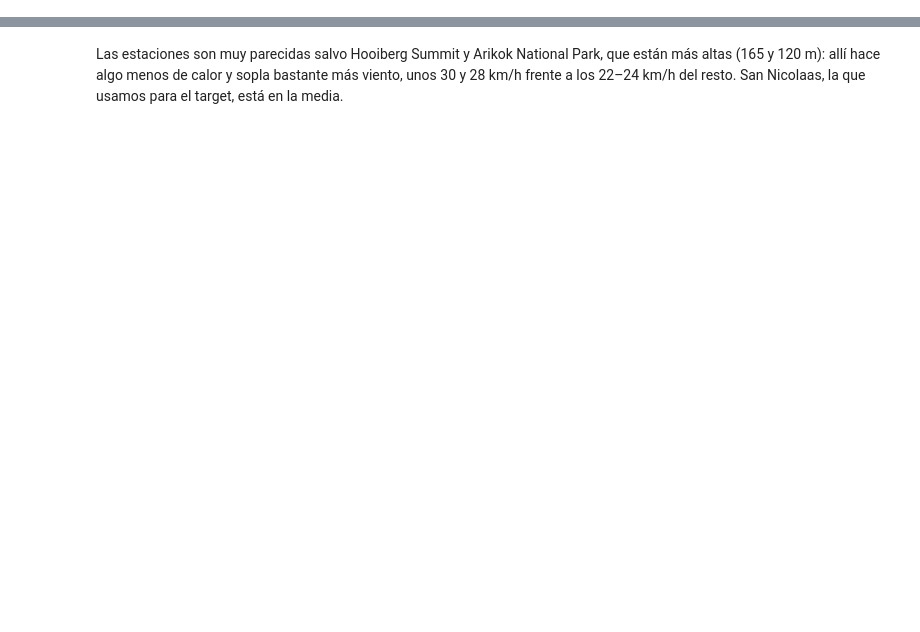
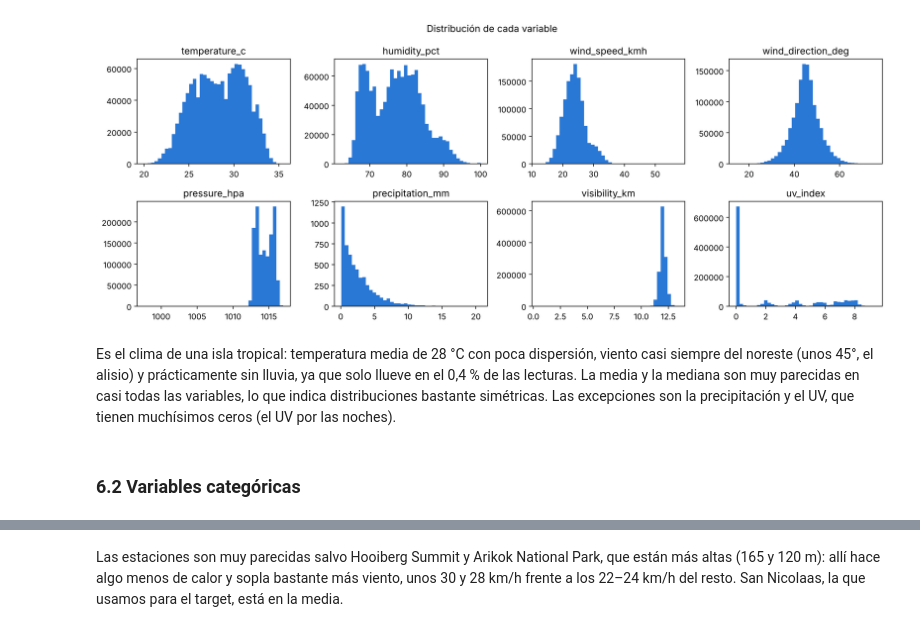
Before and after one commit to LucasToledanoDuque/Proyect_Computacion_HP, a Jupyter notebook: EDA/eda_datos.ipynb, the cells around one changed output, grey strips where cells are left out. Cells and saved outputs as stored; diff of their text form; code cells hidden in the pictures; blank space fills up the shorter version.

```diff
--- a/EDA/eda_datos.ipynb
+++ b/EDA/eda_datos.ipynb
@@ -142,0 +533,16 @@ guardar(fig, "01_medias_por_estacion")
+# %%
+fig, ejes = plt.subplots(2, 4, figsize=(14, 5.5))
+for eje, var in zip(ejes.flat, VARIABLES):
+    datos = lect[var]
+    if var == "precipitation_mm":
+        datos = datos[datos > 0]   # casi siempre es 0, miramos solo cuando llueve
+    eje.hist(datos, bins=40, color=AZUL)
+    eje.set_title(var)
+fig.suptitle("Distribución de cada variable")
+guardar(fig, "06_distribuciones")
+# %% [output]
+[figure, added]
+# %% [markdown]
+Es el clima de una isla tropical: temperatura media de 28 °C con poca dispersión, viento casi siempre del noreste (unos 45°, el alisio) y prácticamente sin lluvia, ya que solo llueve en el 0,4 % de las lecturas. La media y la mediana son muy parecidas en casi todas las variables, lo que indica distribuciones bastante simétricas. Las excepciones son la precipitación y el UV, que tienen muchísimos ceros (el UV por las noches).
+# %% [markdown]
+### 6.2 Variables categóricas
```
Also changed, not shown: parts of 117 cells of this notebook, 49 other files.
